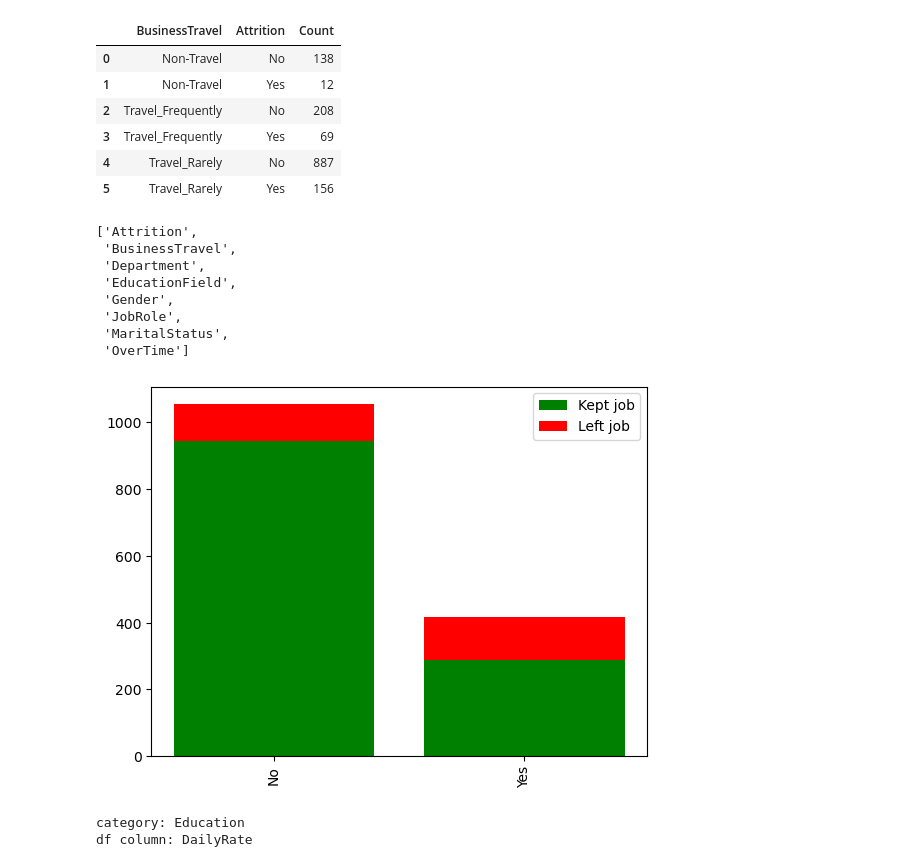
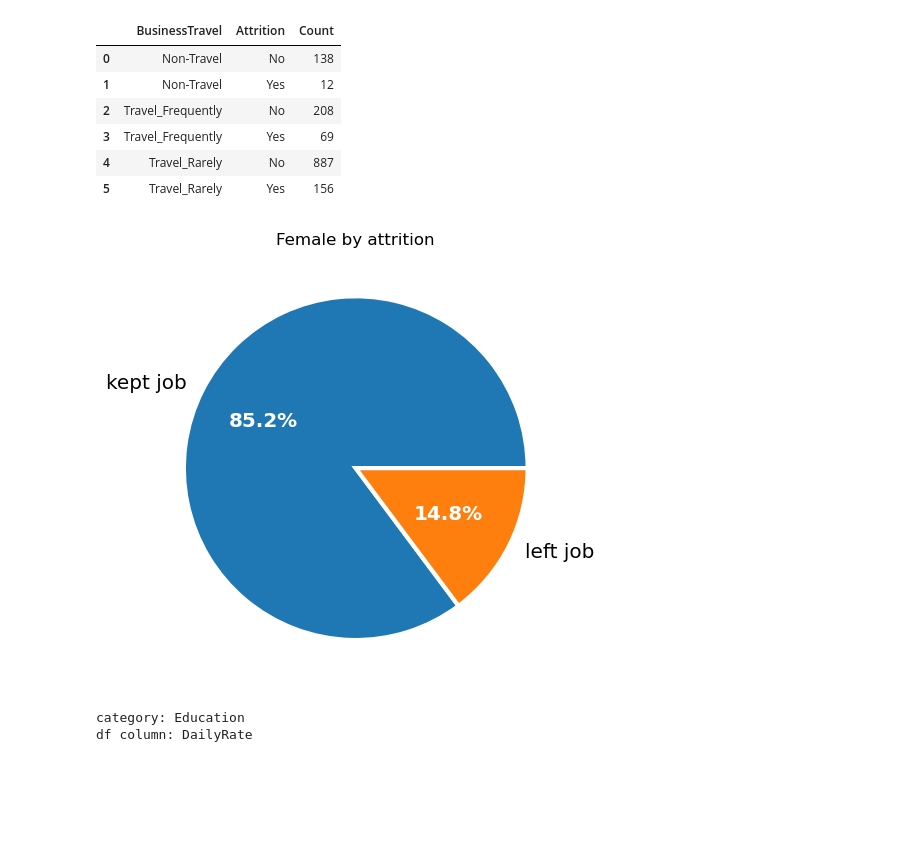
Before and after one commit to Jeff-Wince/GroupProj_Aakash_Jeff_Sonila_Stephanie, a Jupyter notebook: functions.ipynb, the cells around one changed output. Drawn from its saved outputs; the diff is of its cells as text; code cells hidden in the pictures; blank space fills up the shorter version.

```diff
--- a/functions.ipynb
+++ b/functions.ipynb
@@ -375,21 +347,6 @@ def attrition_count_bargraph(num):
     plt.legend(labels)
 
     plt.show()
-# %%
-cat
-# %% [output]
-['Attrition',
- 'BusinessTravel',
- 'Department',
- 'EducationField',
- 'Gender',
- 'JobRole',
- 'MaritalStatus',
- 'OverTime']
-# %%
-attrition_count_bargraph(7)
-# %% [output]
-[figure, removed]
 # %%
 #shows how many people are males and how many are females
 def gender_pie():
@@ -450,25 +407,29 @@ def pie_by_male():
 # %%
 def pie_by_female():
 
     gender1 = df.groupby(['Gender', 'Attrition']).Attrition.count()
     gender_att = pd.DataFrame({"Count": gender1})
     gender_att.reset_index()
 
     Female_attrition = gender_att.iloc[:2]
     Female_attrition = Female_attrition.reset_index()
 
 
 
     fig, ax = plt.subplots()
     patches, texts, pcts = ax.pie(Female_attrition['Count'],
                                   labels=['kept job', 'left job'],
                                   autopct='%.1f%%',
                                   wedgeprops={'linewidth': 3.0, 'edgecolor': 'white'},
        textprops={'size': 'x-large'})
     ax.set_title('Female by attrition')
 
     plt.setp(pcts, color='white', fontweight='bold')
     plt.tight_layout()
+
+pie_by_female()
+# %% [output]
+[figure, added]
 # %%
 #scatterplots
 
```
Also changed, not shown: parts of 6 cells of this notebook, 4 other files.
